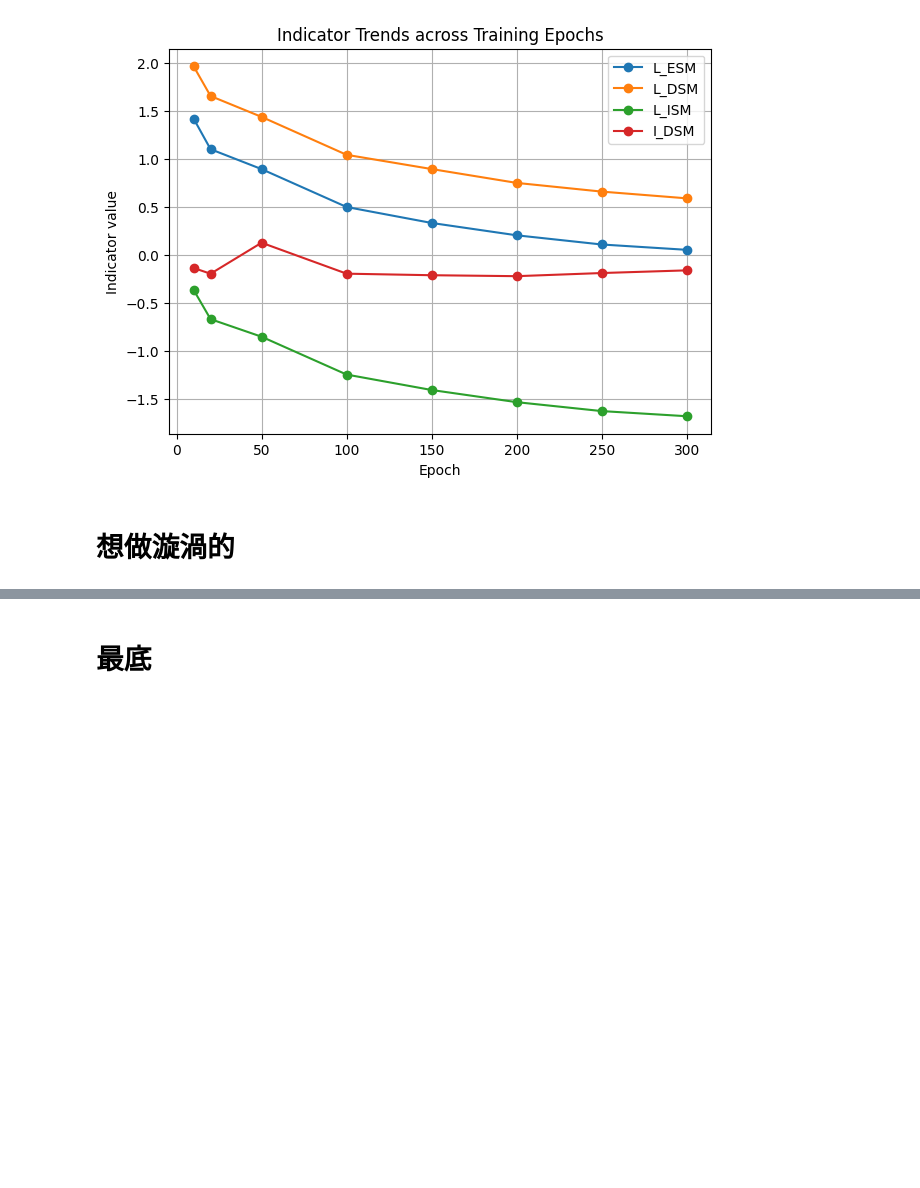
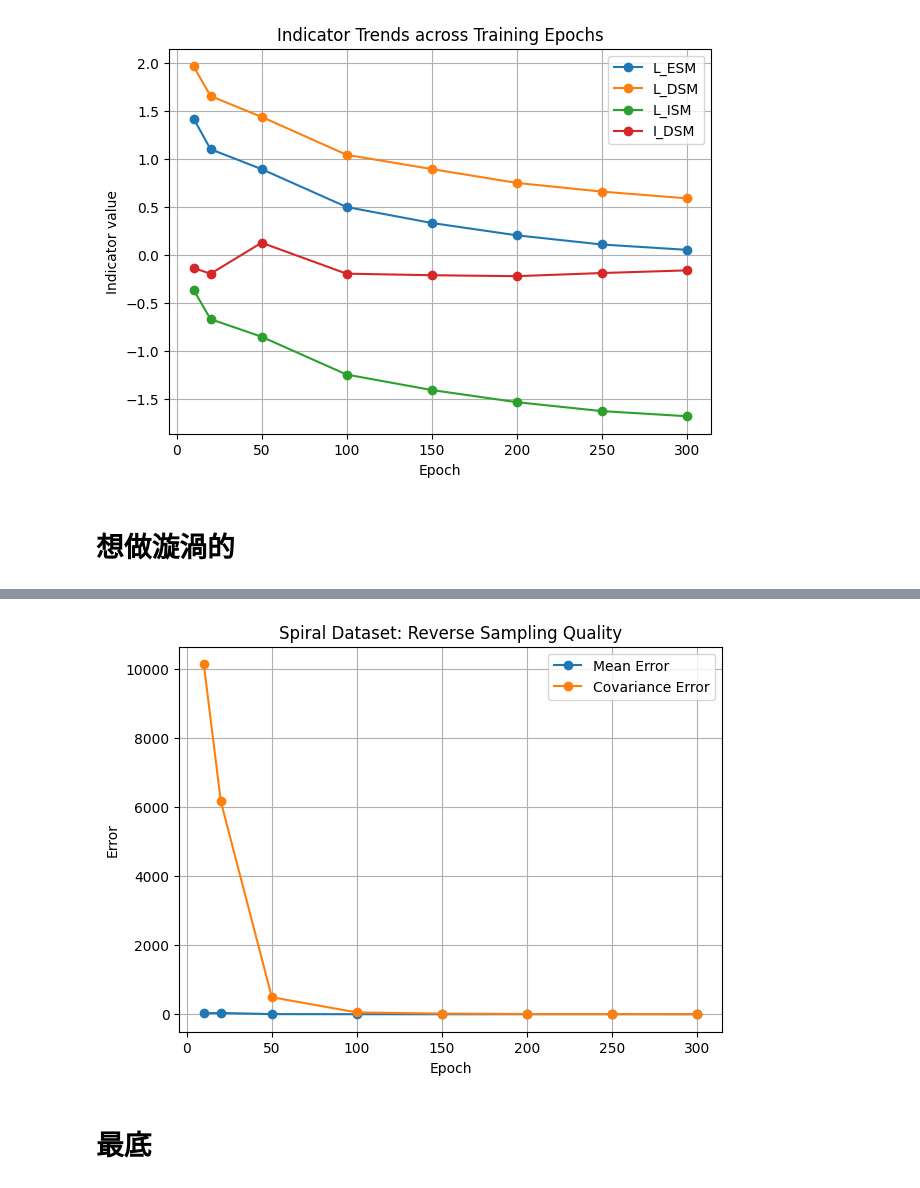
Before and after one commit to XuanWeiWang-999/2025Autumn_ML-project-DiffusionModel_02, a Jupyter notebook: 20260616_code/2D-OU_diffEpochs.ipynb, the cells around one changed output, grey strips where cells are left out. Saved outputs shown, nothing was run; the diff lists cells and outputs as text; code cells hidden in the pictures; blank space fills up the shorter version.

```diff
--- a/20260616_code/2D-OU_diffEpochs.ipynb
+++ b/20260616_code/2D-OU_diffEpochs.ipynb
@@ -861,2 +1356,29 @@ plt.show()
+# %%
+plt.figure(figsize=(7,5))
+
+plt.plot(
+    df_summary["epoch"],
+    df_summary["mean_error_norm"],
+    marker="o",
+    label="Mean Error"
+)
+
+plt.plot(
+    df_summary["epoch"],
+    df_summary["cov_error"],
+    marker="o",
+    label="Covariance Error"
+)
+
+plt.xlabel("Epoch")
+plt.ylabel("Error")
+plt.title("Spiral Dataset: Reverse Sampling Quality")
+
+plt.grid(True)
+plt.legend()
+
+plt.show()
+# %% [output]
+[figure, added]
 # %% [markdown]
 # 最底
```
Also changed, not shown: parts of 11 cells of this notebook.
